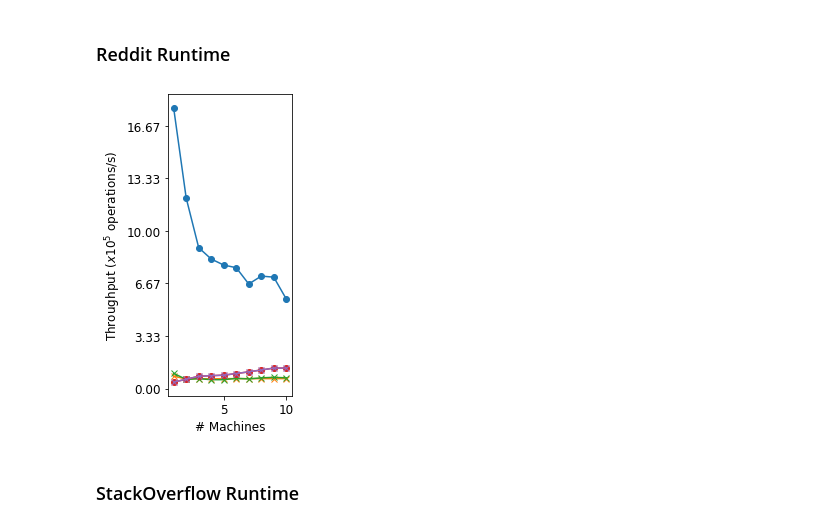
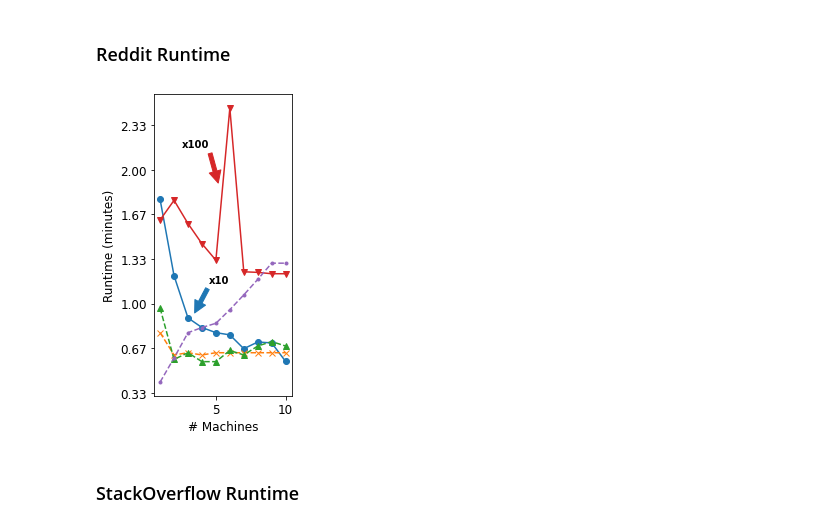
Before and after one commit to Rustam-Warwick/d3-gnn, a Jupyter notebook: helper-scripts/jupyter/Process Flink Metrics.ipynb, the cells around one changed output. Saved outputs shown, nothing was run; the diff lists cells and outputs as text; code cells hidden in the pictures.

```diff
--- a/helper-scripts/jupyter/Process Flink Metrics.ipynb
+++ b/helper-scripts/jupyter/Process Flink Metrics.ipynb
@@ -233,7 +233,8 @@ DGL_STREAMING_RUNTIME = {
     3: 9581.216 + 8,
     4: 8680.008 + 8,
     5: 7939.038 + 8,
-    6: 19757.557 + 8,
+    # 6: 19757.557 + 8,
+    6: 14757.557 + 8,
     7: 7420.915 + 8,
     8: 7393.756 + 8,
     9: 7333.096 + 8,
@@ -461,21 +459,27 @@ fig.savefig("../figures/latency_reddit.png")
 # %% [markdown]
 ### Reddit Runtime
 # %%
-# streaming_throughput_max=get_aggregated_throughput(entry_folder_name="../streaming_throughput_1_10",metric_name="throughput", agg="max")
-streaming_runtime=transform_parallel_to_machines(agg_concat_list(get_aggregated_throughput(entry_folder_name="../../jupyter/metrics/Streaming Metrics HDRF 8/",metric_name="numRecordsOut"),agg="len_nonzero"))
-windowed_runtime=transform_parallel_to_machines(agg_concat_list(get_aggregated_throughput(entry_folder_name="../../jupyter/metrics/Windowed Metrics HDRF 2/",metric_name="numRecordsOut"),agg="len_nonzero"))
-count_window_runtime = transform_parallel_to_machines(agg_concat_list(get_aggregated_throughput(entry_folder_name="../../jupyter/metrics/CountWindowMetrics/", metric_name="numRecordsOut"),agg="len_nonzero"))
-#streaming_replication_factor = agg_concat_list(get_aggregated_throughput(entry_folder_name="../metrics/Streaming Metrics HDRF 8/", operator_name="HDRF-Partitioner-10Threads", metric_name="Replication Factor"),agg="last_nonzero")
-fig, ax, lines1 = plot_aggregated_dict(None, [streaming_runtime, windowed_runtime, count_window_runtime, DGL_WINDOWED_RUNTIME, DGL_WINDOWED_RUNTIME],["D3-GNN Streaming", "D3-GNN Windowed-200ms", "D3-GNN Windowed-2kcount", "DGL Streaming", "DGL_Window_mean"], ["o", "x","x", "o", "x"], ["-","-","-","-","-"], [None, None, None, None, None], xlabel="# Machines", formatter=sec_to_min)
-#fig, ax, lines1 = plot_aggregated_dict(None, [streaming_throughput_mean],["Streaming"], ["o"], ["-"], [None], ylabel="Runtime ($x10^{-3}$ mins): Streaming")
-#ax2 = ax.twinx()
-#_, _, lines2 = plot_aggregated_dict(None, [windowed_throughput_mean],["Windowed-200ms"], ["x"], ["-"], ["tab:orange"], pre_fig=(fig,ax2), ylabel="Runtime ($10^{-2}$ mins): Windowed-200ms", formatter=yfmt4)
-#lines = lines1 + lines2
-#labs = [l.get_label() for l in lines]
-#ax.legend(lines, labs, loc=0)
+streaming_runtime=transform_dict(agg_concat_list(get_aggregated_throughput(entry_folder_name="../../jupyter/metrics/Streaming Metrics HDRF 8/",metric_name="numRecordsOut"),agg="len_nonzero"), value_fn=lambda x: x/10)
+windowed_runtime=transform_dict(agg_concat_list(get_aggregated_throughput(entry_folder_name="../../jupyter/metrics/Windowed Metrics HDRF 2/",metric_name="numRecordsOut"),agg="len_nonzero"))
+count_window_runtime = transform_dict(agg_concat_list(get_aggregated_throughput(entry_folder_name="../../jupyter/metrics/CountWindowMetrics/", metric_name="numRecordsOut"),agg="len_nonzero"))
+dgl_streaming_transformed = transform_dict(DGL_STREAMING_RUNTIME, key_fn=lambda x: x, value_fn=lambda x: x/100)
+fig, ax, lines1 = plot_aggregated_dict(None, [streaming_runtime, windowed_runtime, count_window_runtime, dgl_streaming_transformed, DGL_WINDOWED_RUNTIME],["D3-GNN Streaming", "D3-GNN Windowed-200ms", "D3-GNN Windowed-2kcount", "DGL Streaming", "DGL_Window_mean"], ["o", "x","^", "v", "."], ["-","--","--","-","--"], [None, None, None, None, None], ylabel="Runtime (minutes)", xlabel="# Machines", formatter=sec_to_min)
+
+ax.annotate('x100', xy=(0.47, 0.7),  xycoords='axes fraction',
+            xytext=(0.40, 0.85), textcoords='axes fraction',
+            arrowprops=dict(shrink=0.05, color="tab:red", edgecolor="white", hatch="/"),
+            horizontalalignment='right', verticalalignment='top', fontsize="medium", fontweight="bold"
+            )
+
+ax.annotate('x10', xy=(0.29, 0.27),  xycoords='axes fraction',
+            xytext=(0.55, 0.40), textcoords='axes fraction',
+            arrowprops=dict(shrink=0.05, color="tab:blue", edgecolor="white", hatch="/"),
+            horizontalalignment='right', verticalalignment='top', fontsize="medium", fontweight="bold"
+            )
+
 plt.rcParams["figure.figsize"] = (3,5)
 # %% [output]
-[figure, old version]
+[figure, new version]
 # %%
 fig.savefig("../../jupyter/plots/runtime_reddit_hdrf_8.png")
 # %% [markdown]
```
Also changed, not shown: parts of 16 cells of this notebook, 29 other files.
